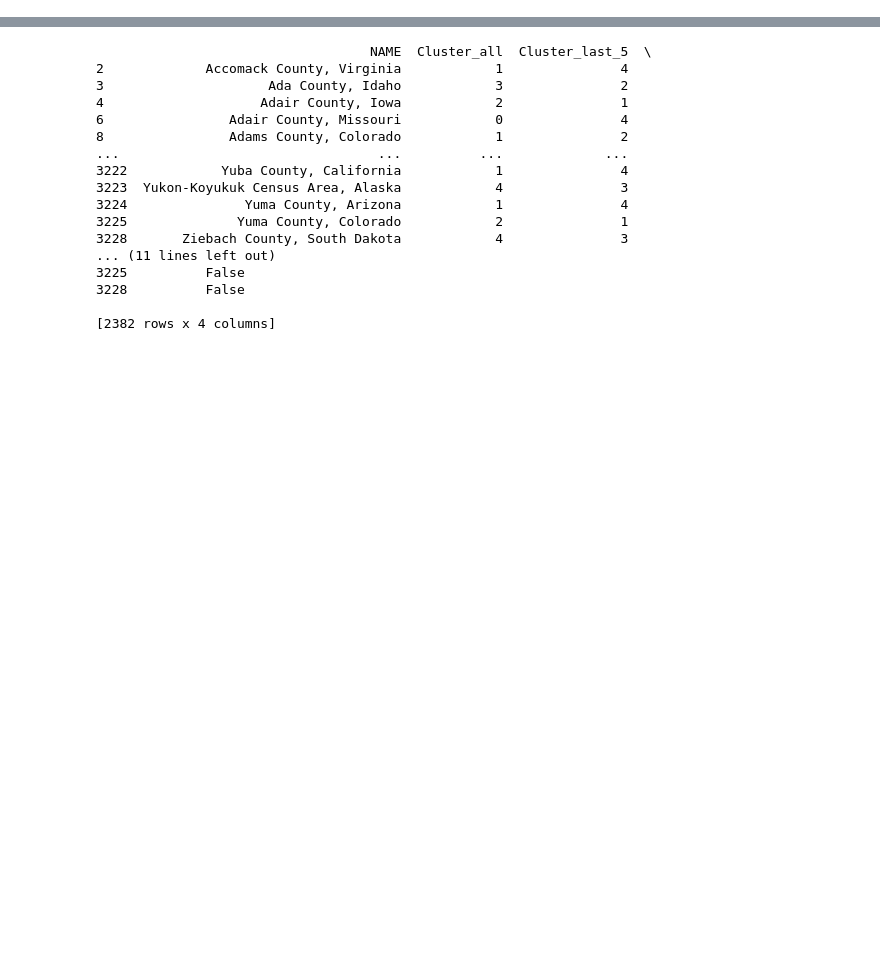
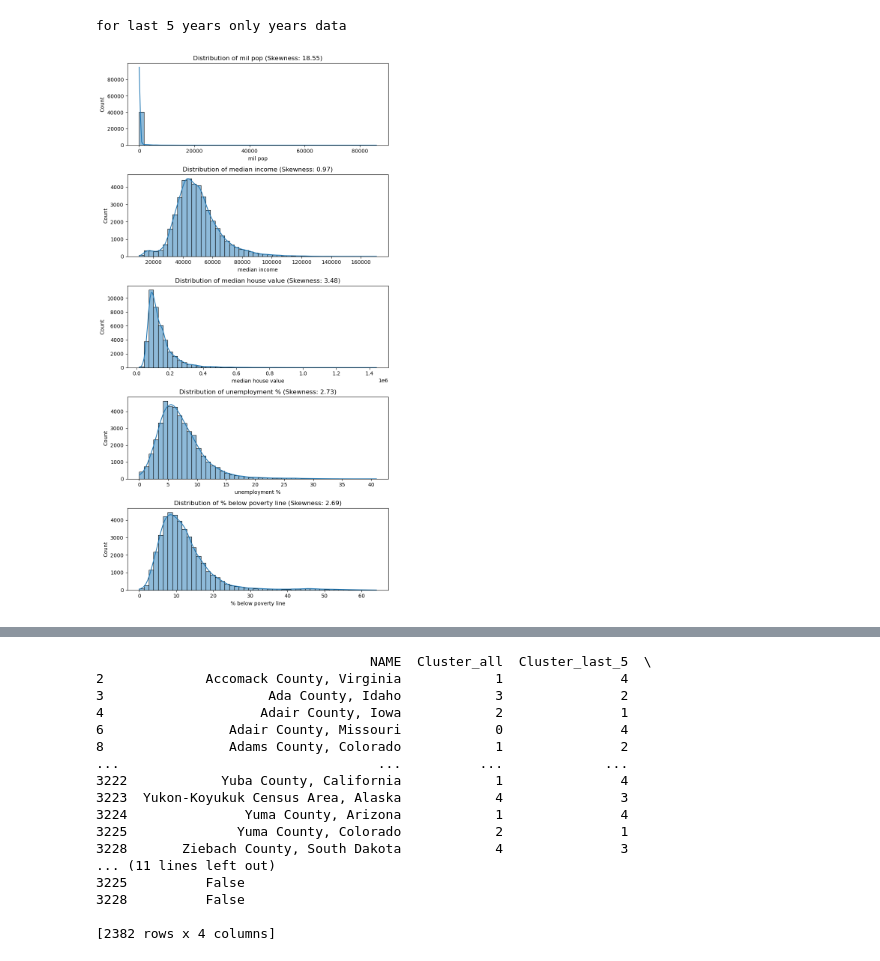
Before and after one commit to kellerl7/Milestone_2, a Jupyter notebook: Unsupervised_Learning/Unsupervised_learning_2.ipynb, the cells around one changed output, grey strips where cells are left out. Cells and saved outputs as stored; diff of their text form; code cells hidden in the pictures; blank space fills up the shorter version.

```diff
--- a/Unsupervised_Learning/Unsupervised_learning_2.ipynb
+++ b/Unsupervised_Learning/Unsupervised_learning_2.ipynb
@@ -39 +193,24 @@ df_last_5_years = aggregate_metrics(df[df["Year"].between(2018, 2022)])
+# %%
+import numpy as np
+import seaborn as sns
+import matplotlib.pyplot as plt
+print("for last 5 years only years data")
+# Select numerical columns for analysis
+numeric_cols = ["mil pop", "median income", "median house value", "unemployment %", "% below poverty line"]
+
+# Compute skewness for each numeric feature
+skewness = df_last_5_years[numeric_cols].skew()
+
+# Plot distributions before transformation
+fig, axes = plt.subplots(len(numeric_cols), 1, figsize=(8, 15))
+
+for i, col in enumerate(numeric_cols):
+    sns.histplot(df[col], bins=50, kde=True, ax=axes[i])
+    axes[i].set_title(f"Distribution of {col} (Skewness: {skewness[col]:.2f})")
+
+plt.tight_layout()
+plt.show()
+# %% [output]
+for last 5 years only years data
+[figure, added]
 # %%
```
Also changed, not shown: parts of 22 cells of this notebook.
